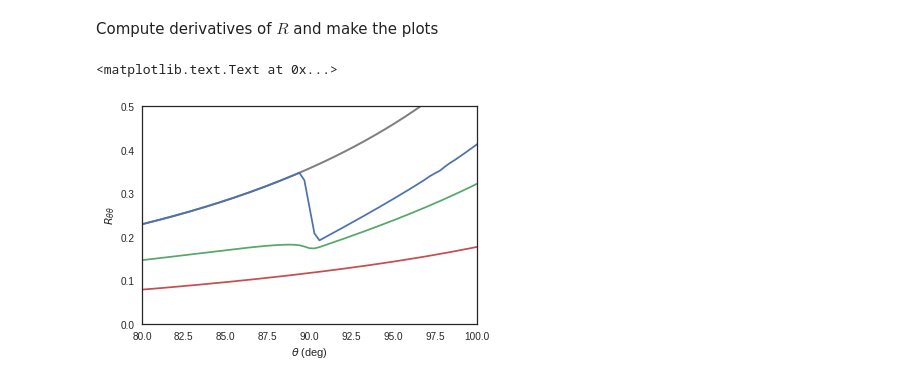
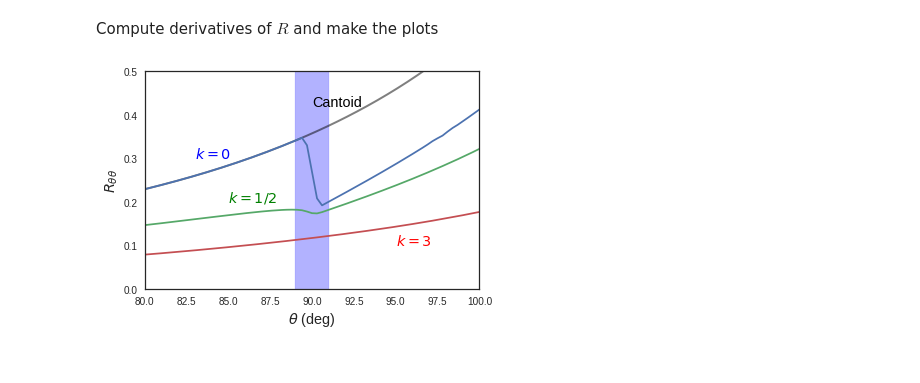
Before and after one commit to Lxndrs/Thesis, a Jupyter notebook: Programs/Picture Maker II.ipynb, the cells around one changed output. Saved outputs shown, nothing was run; the diff lists cells and outputs as text; code cells hidden in the pictures.

```diff
--- a/Programs/Picture Maker II.ipynb
+++ b/Programs/Picture Maker II.ipynb
@@ -799,21 +826,25 @@ Compute derivatives of $R$ and make the plots
 # %%
 theta = np.linspace(0, np.radians(150), 500, endpoint=False)
 shellc = Shell(beta=0.01, innertype="isotropic")
 Rc = shellc.radius(theta)
 dRc = np.gradient(Rc)/np.gradient(theta)
 d2Rc = np.gradient(dRc)/np.gradient(theta)
 plt.plot(np.degrees(theta), d2Rc, "k", lw=2, alpha=0.5)
 for xi in [1.0, 0.8, 0.4]:
     shell = Shell(beta=0.01, innertype="anisotropic", xi=xi)
     R = shell.radius(theta)
     dR = np.gradient(R)/np.gradient(theta)
     d2R = np.gradient(dR)/np.gradient(theta)
     plt.plot(np.degrees(theta), d2R)
     plt.xlim(80, 100)
     plt.ylim(0, 0.5)
-plt.xlabel(r"$\theta$ (deg)")
-plt.ylabel(r"$R_{\theta\theta}$")
-#plt.text()
+plt.xlabel(r"$\theta$ (deg)", fontsize="x-large")
+plt.ylabel(r"$R_{\theta\theta}$", fontsize="x-large")
+plt.text(95.0, 0.1, r"$k=3$", color="r", fontsize="x-large")
+plt.text(85.0, 0.2, r"$k=1/2$", color="g", fontsize="x-large")
+plt.text(83.0, 0.3, r"$k=0$", color="b", fontsize="x-large")
+plt.text(90.0, 0.42, r"Cantoid", color="k", fontsize="x-large")
+plt.fill_between([89.0, 91.0], -0.1, 0.6, color="b", alpha=0.3)
+plt.savefig("../Figures/second-derivative-py.pdf")
 # %% [output]
-<matplotlib.text.Text at 0x...>
-[figure, old version]
+[figure, new version]
```
Also changed, not shown: parts of 15 cells of this notebook, 5 other files.
